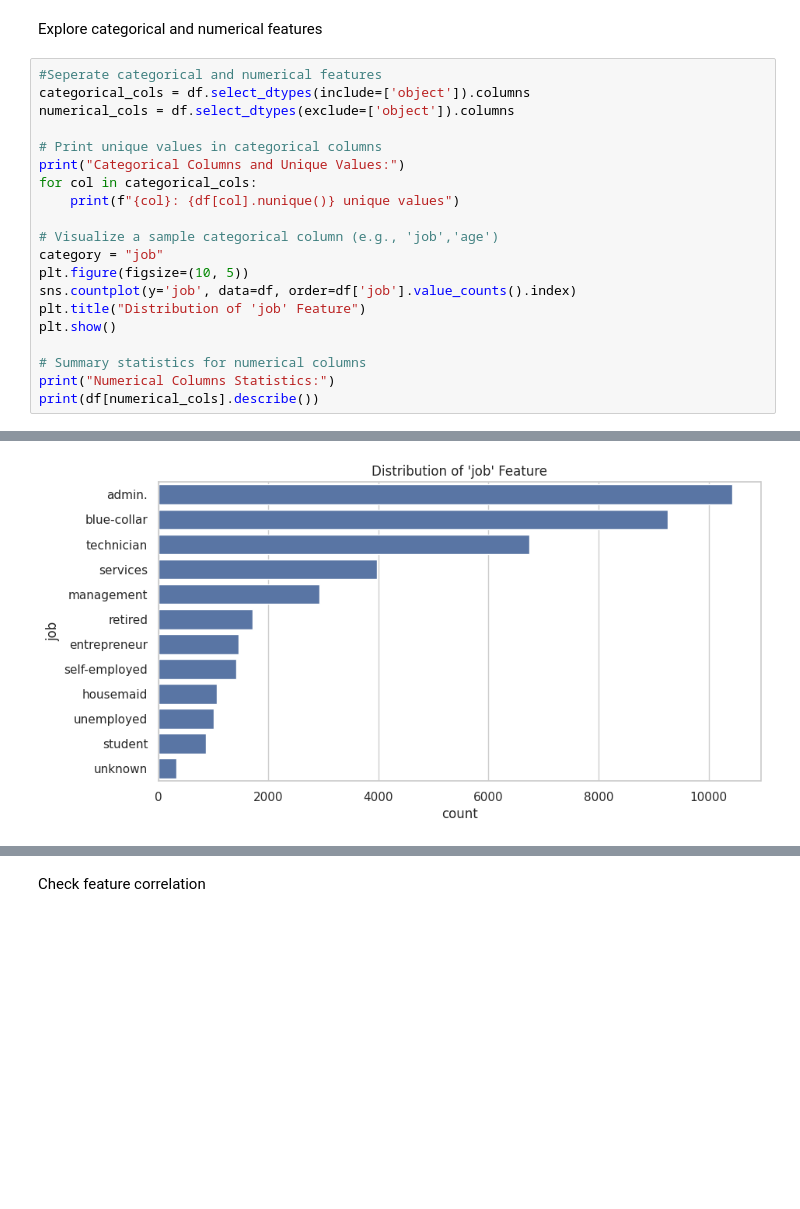
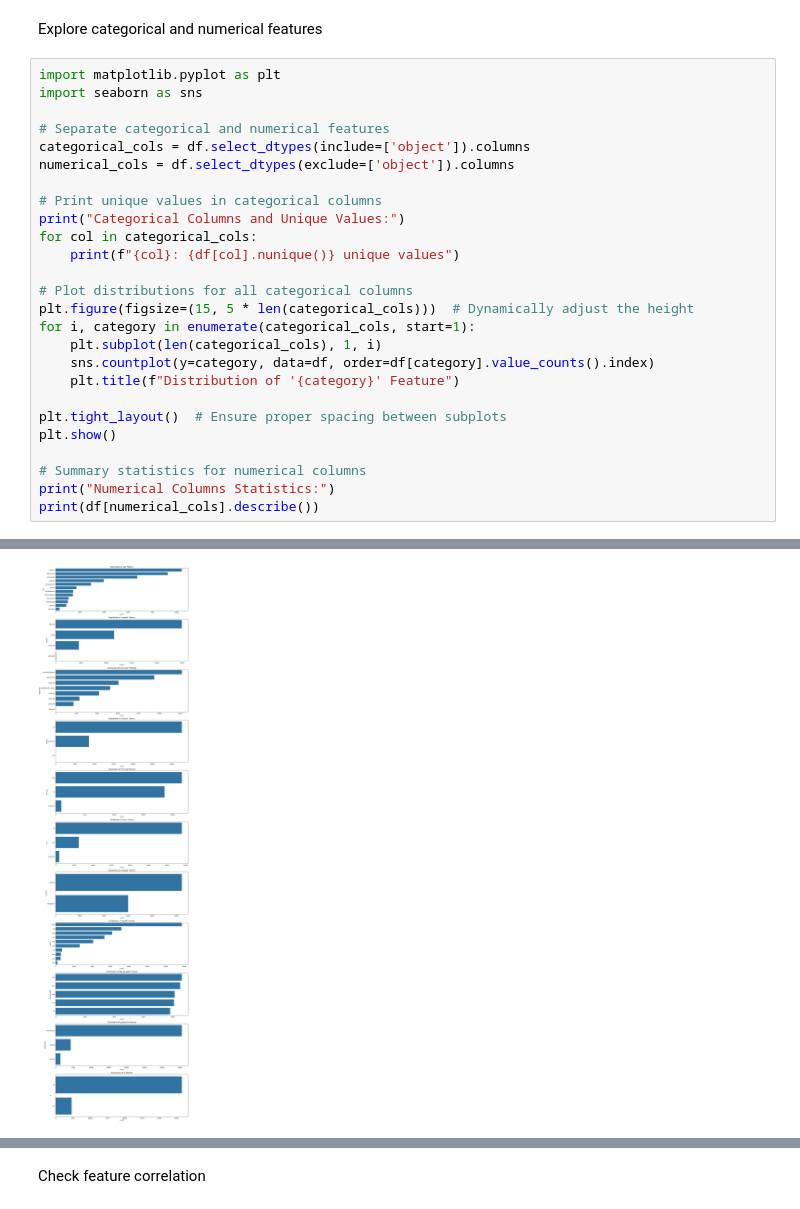
Before and after one commit to DinurakshanRavichandran/Bank-Subscription-Prediction-Model, a Jupyter notebook: BankSubscriptionPrediction.ipynb, the cells around one changed output, grey strips where cells are left out. Drawn from its saved outputs; the diff is of its cells as text; blank space fills up the shorter version.

Commit message:
Added codes for visualization using for loop

```diff
--- a/BankSubscriptionPrediction.ipynb
+++ b/BankSubscriptionPrediction.ipynb
@@ -118,39 +116,45 @@ Passing `palette` without assigning `hue` is deprecated and will be removed in v
 # %% [markdown]
 Explore categorical and numerical features
 # %%
-#Seperate categorical and numerical features
+import matplotlib.pyplot as plt
+import seaborn as sns
+
+# Separate categorical and numerical features
 categorical_cols = df.select_dtypes(include=['object']).columns
 numerical_cols = df.select_dtypes(exclude=['object']).columns
 
 # Print unique values in categorical columns
 print("Categorical Columns and Unique Values:")
 for col in categorical_cols:
     print(f"{col}: {df[col].nunique()} unique values")
 
-# Visualize a sample categorical column (e.g., 'job','age')
-category = "job"
-plt.figure(figsize=(10, 5))
-sns.countplot(y='job', data=df, order=df['job'].value_counts().index)
-plt.title("Distribution of 'job' Feature")
+# Plot distributions for all categorical columns
+plt.figure(figsize=(15, 5 * len(categorical_cols)))  # Dynamically adjust the height
+for i, category in enumerate(categorical_cols, start=1):
+    plt.subplot(len(categorical_cols), 1, i)
+    sns.countplot(y=category, data=df, order=df[category].value_counts().index)
+    plt.title(f"Distribution of '{category}' Feature")
+
+plt.tight_layout()  # Ensure proper spacing between subplots
 plt.show()
 
 # Summary statistics for numerical columns
 print("Numerical Columns Statistics:")
 print(df[numerical_cols].describe())
 # %% [output]
 Categorical Columns and Unique Values:
 job: 12 unique values
 marital: 4 unique values
 education: 8 unique values
 default: 3 unique values
 housing: 3 unique values
 loan: 3 unique values
 contact: 2 unique values
 month: 10 unique values
 day_of_week: 5 unique values
 poutcome: 3 unique values
 y: 2 unique values
-[figure, old version]
+[figure, new version]
 Numerical Columns Statistics:
                age      duration      campaign         pdays      previous  \
 count  41188.00000  41188.000000  41188.000000  41188.000000  41188.000000
```
Also changed, not shown: parts of 2 cells of this notebook.
